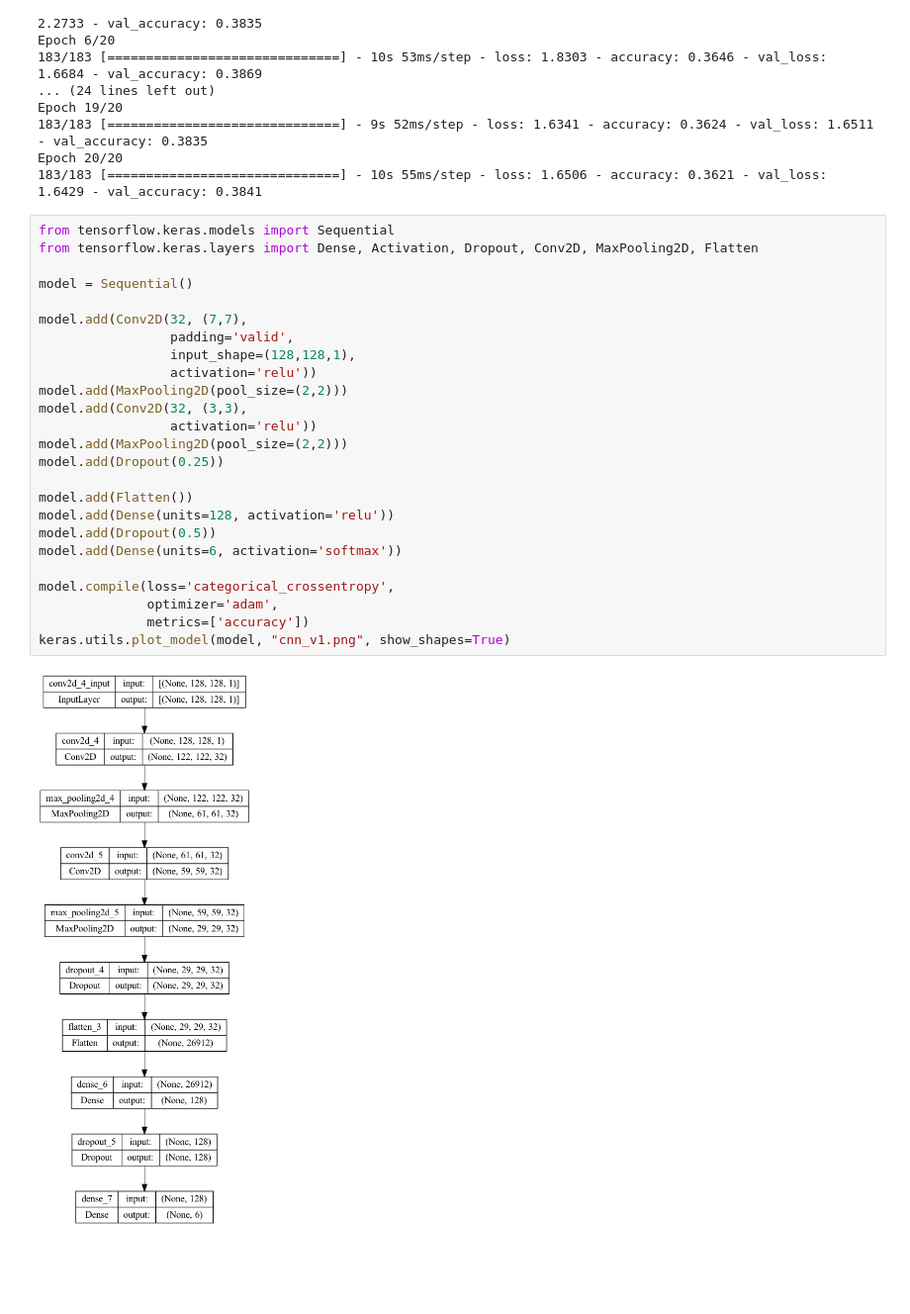
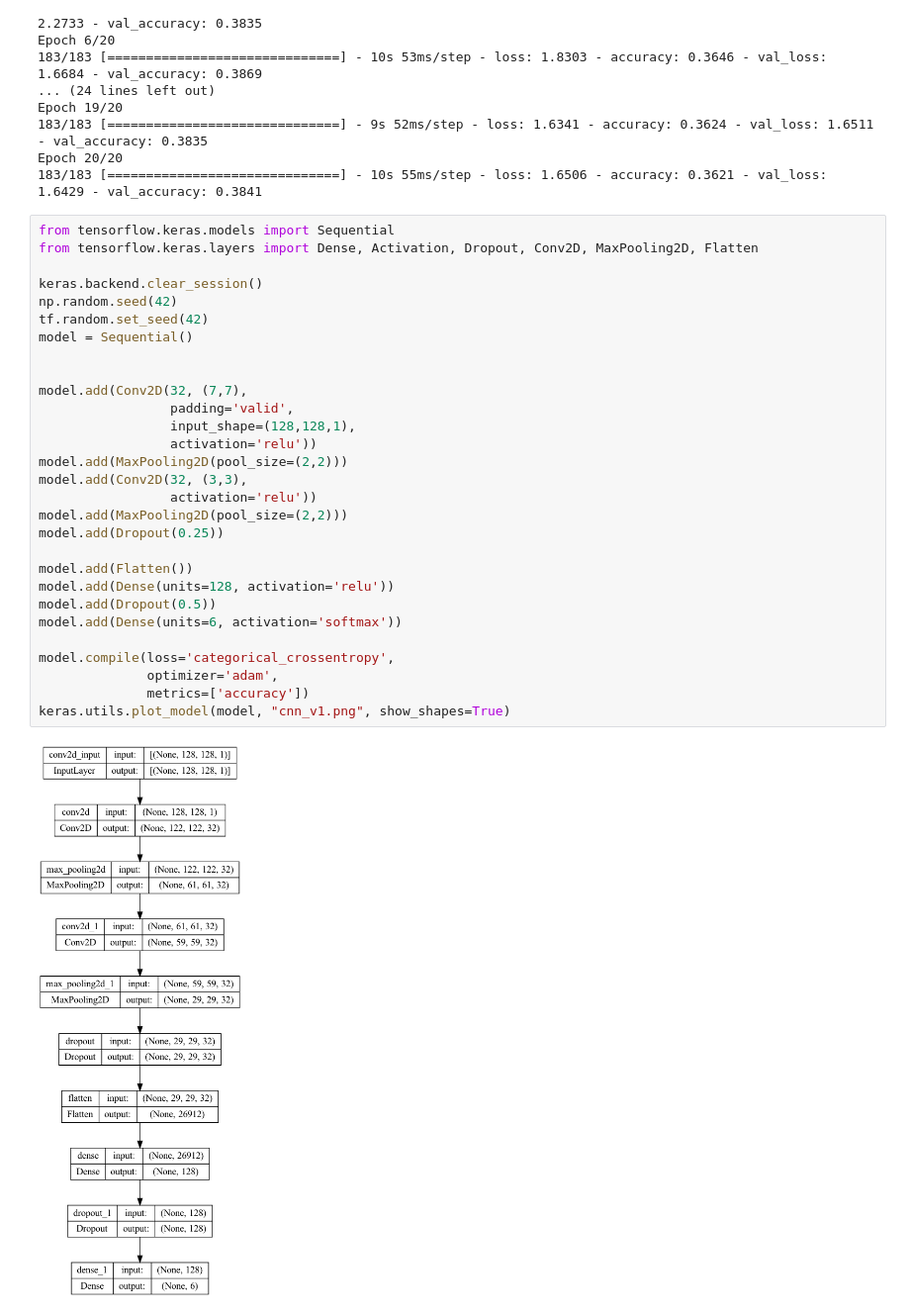
Before and after one commit to pogrebitskiy/HemorrhageClassifier, a Jupyter notebook: cleaning_and_test.ipynb, the cells around one changed output. Shown at 99% size. Saved outputs shown, nothing was run; the diff lists cells and outputs as text; blank space fills up the shorter version.

```diff
--- a/cleaning_and_test.ipynb
+++ b/cleaning_and_test.ipynb
@@ -270,27 +272,31 @@ Epoch 20/20
 # %%
 from tensorflow.keras.models import Sequential
 from tensorflow.keras.layers import Dense, Activation, Dropout, Conv2D, MaxPooling2D, Flatten
 
+keras.backend.clear_session()
+np.random.seed(42)
+tf.random.set_seed(42)
 model = Sequential()
+
 
 model.add(Conv2D(32, (7,7),
                  padding='valid',
                  input_shape=(128,128,1),
                  activation='relu'))
 model.add(MaxPooling2D(pool_size=(2,2)))
 model.add(Conv2D(32, (3,3),
                  activation='relu'))
 model.add(MaxPooling2D(pool_size=(2,2)))
 model.add(Dropout(0.25))
 
 model.add(Flatten())
 model.add(Dense(units=128, activation='relu'))
 model.add(Dropout(0.5))
 model.add(Dense(units=6, activation='softmax'))
 
 model.compile(loss='categorical_crossentropy',
               optimizer='adam',
               metrics=['accuracy'])
 keras.utils.plot_model(model, "cnn_v1.png", show_shapes=True)
 # %% [output]
-[figure, old version]
+[figure, new version]
```
Also changed, not shown: parts of 28 cells of this notebook.
